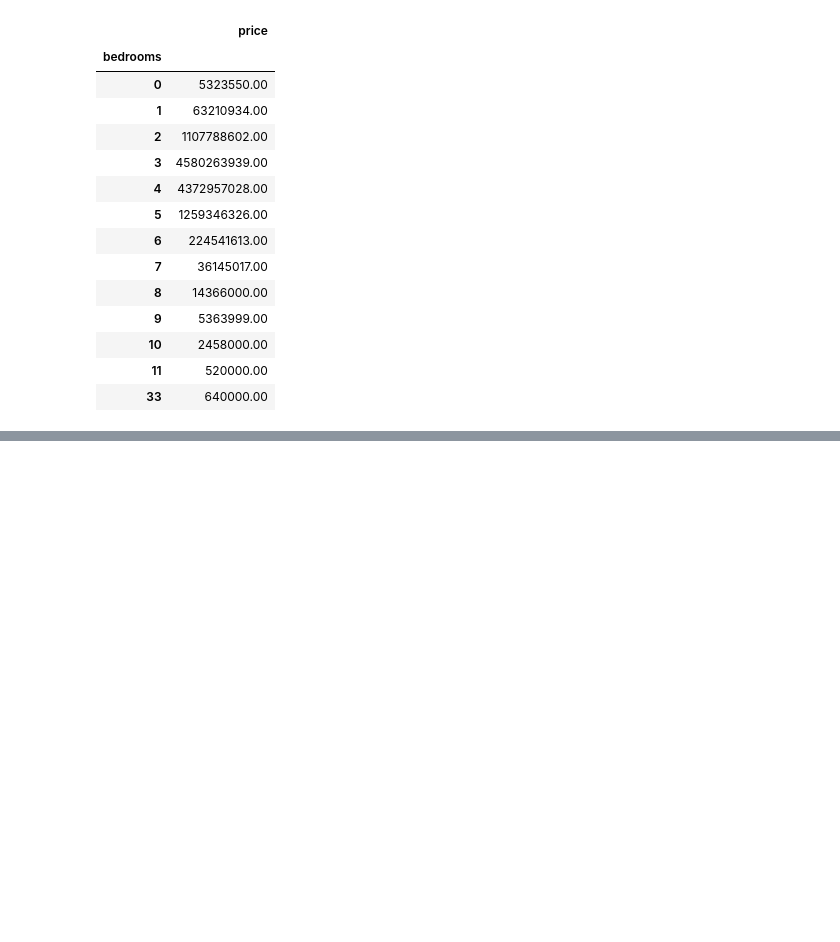
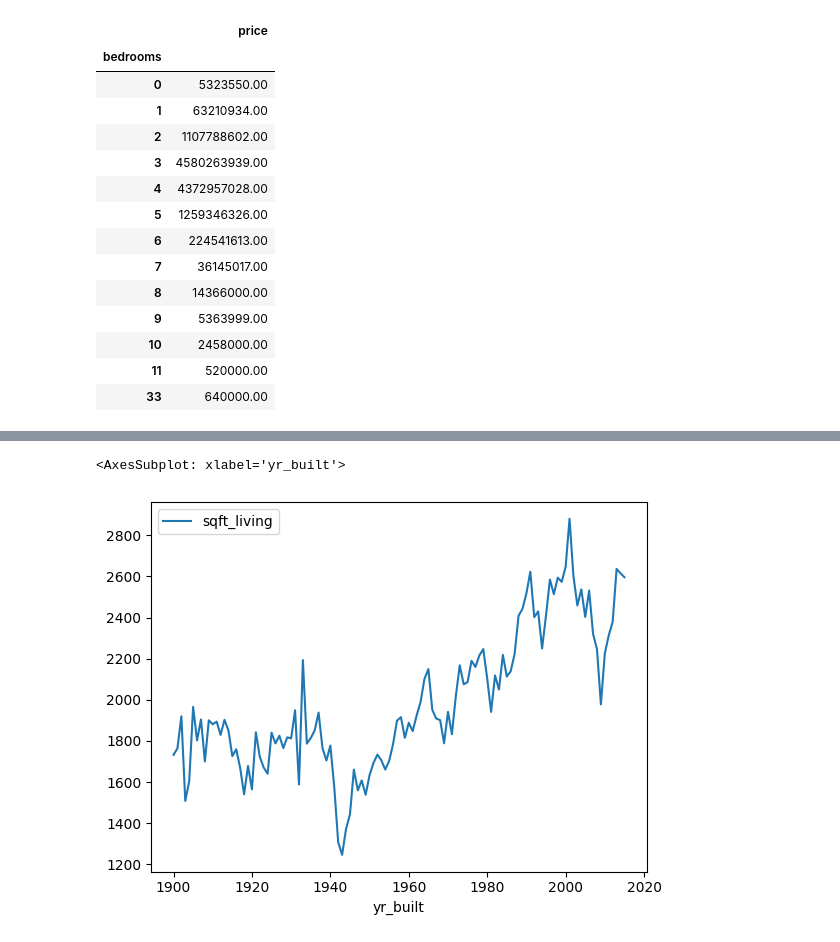
Before and after one commit to Reyso/lab_data_em_producao, a Jupyter notebook: perguntas_negocio_3.ipynb, the cells around one changed output, grey strips where cells are left out. Drawn from its saved outputs; the diff is of its cells as text; code cells hidden in the pictures; blank space fills up the shorter version.

```diff
--- a/perguntas_negocio_3.ipynb
+++ b/perguntas_negocio_3.ipynb
@@ -146,0 +209,5 @@ data[['bedrooms','price']].groupby('bedrooms').sum()
+# %%
+sns.lineplot(data[['sqft_living','yr_built']].groupby('yr_built').mean(), legend= ['area das salas'])
+# %% [output]
+<AxesSubplot: xlabel='yr_built'>
+[figure, added]
```
Also changed, not shown: parts of 18 cells of this notebook.
